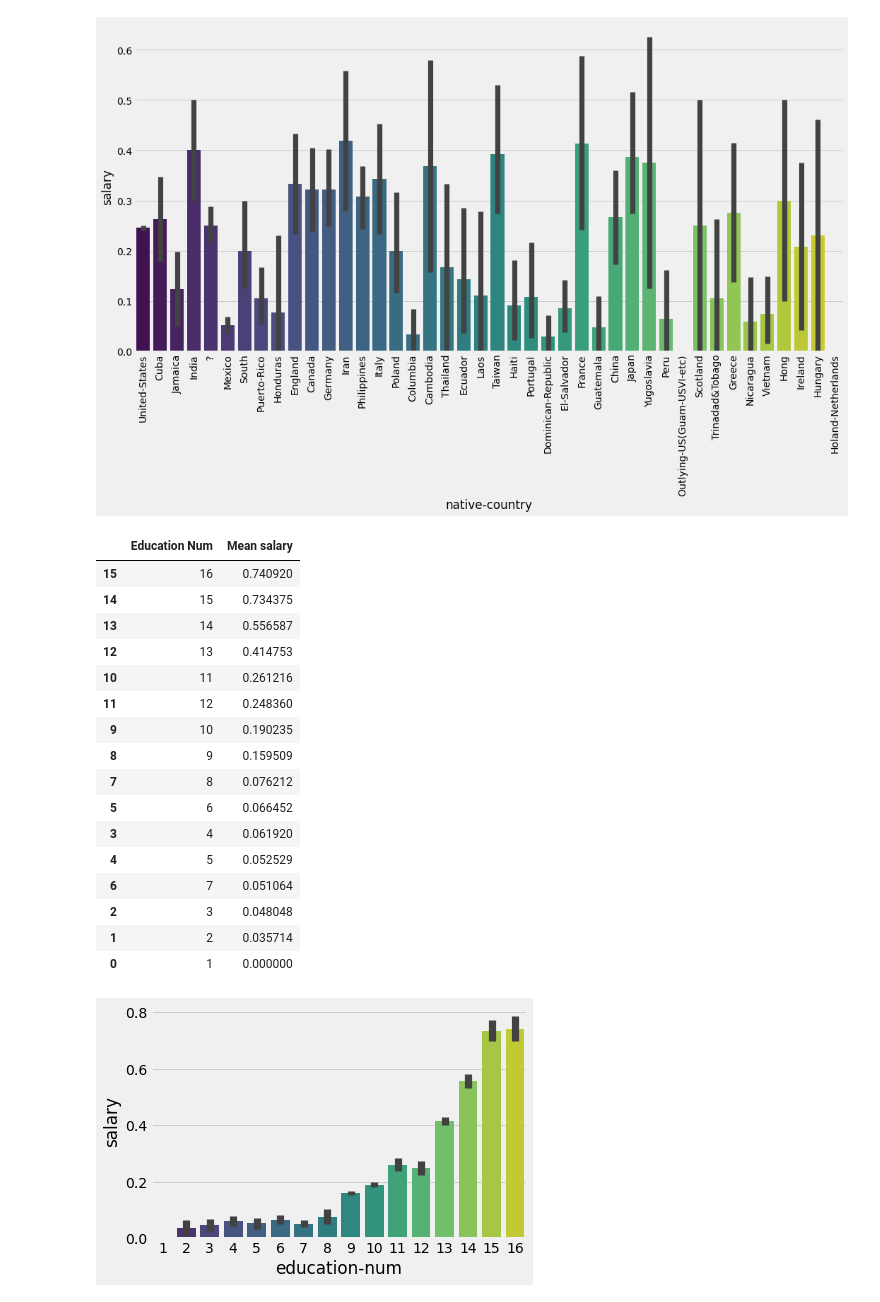
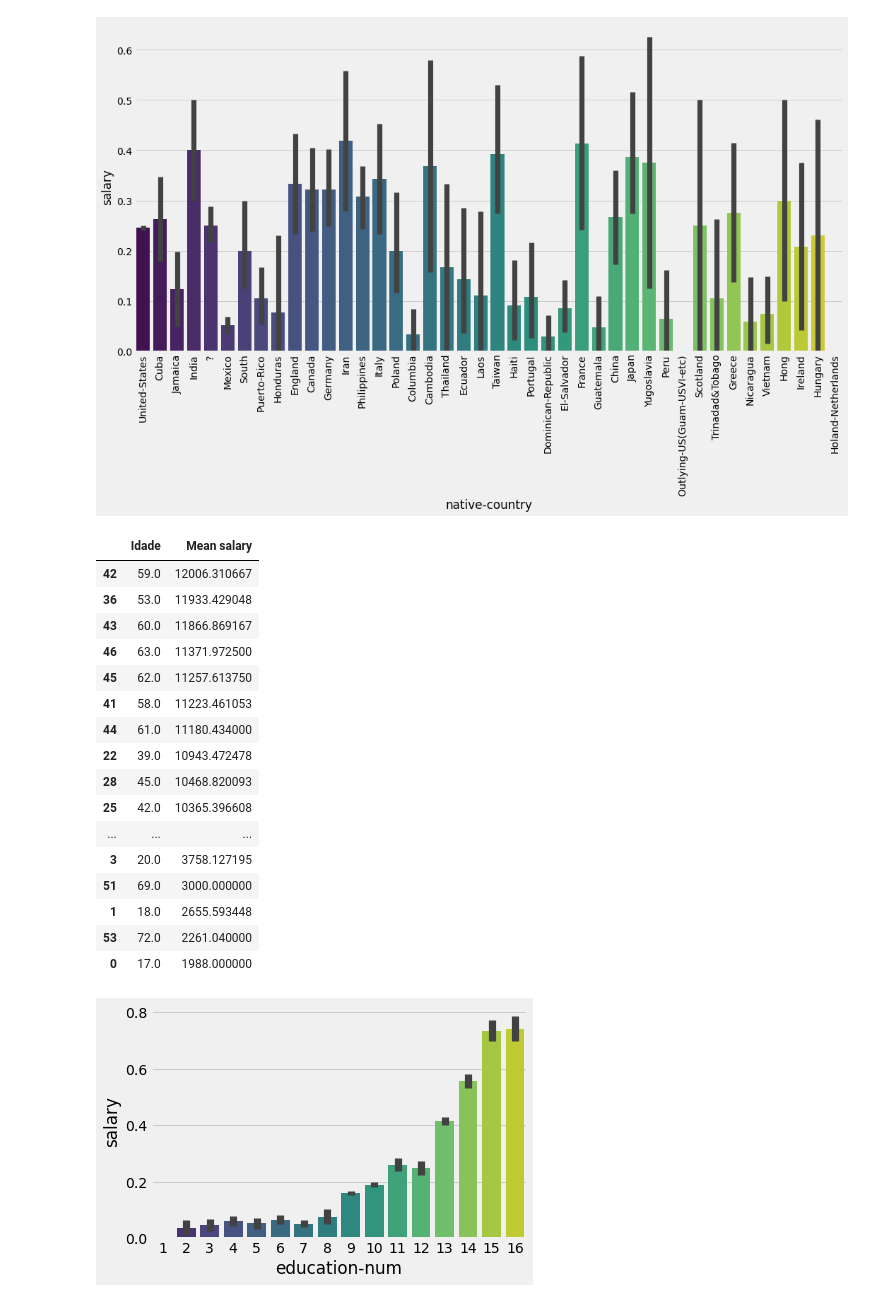
Before and after one commit to onemarcos/Tera---Salary-Prediction, a Jupyter notebook: Salary-Prediction.ipynb, the cells around one changed output. Cells and saved outputs as stored; diff of their text form; code cells hidden in the pictures.

```diff
--- a/Salary-Prediction.ipynb
+++ b/Salary-Prediction.ipynb
@@ -31,0 +49,4 @@ newdf.head()
+# %%
+# Filtros (uf = SP | município = São Paulo | CBO = 212 [Aréas relaciados a tecnologia])
+df = df[(df.uf == 35) & (df.município == 355030) & (df.cbo2002ocupação.isin([212205, 212210, 212215, 212305, 212310, 212315, 212320, 212405, 212410, 212415, 212420, 212425, 212430]))]
+df.head()
@@ -78 +105,5 @@ No missing values
+# %%
+df['salário'] = df['salário'].str.replace(',','.').astype(float)
+df['valorsaláriofixo'] = df['valorsaláriofixo'].str.replace(',','.').astype(float)
+df['horascontratuais'] = df['horascontratuais'].str.replace(',','.').astype(float)
 # %%
@@ -285,7 +421,0 @@ dtype: object
-# %%
-for col in df.loc[: , df.dtypes == np.object].columns:
-    df[col] = df[col].str.strip()
-# %%
-# Formatting the target column
-df['salary']= df['salary'].map({'<=50K': 0, '>50K': 1})
-df
@@ -340,25 +471,25 @@ sns.barplot(data=df, x="native-country", y="salary" , palette='viridis');
 # %% [output]
 [figure]
 # %%
-pd.DataFrame({'Education Num': df.groupby('education-num')['salary'].mean().index , 'Mean salary':  df.groupby('education-num')['salary'].mean().values}).sort_values(by='Mean salary'  , axis=0)[::-1]
+pd.DataFrame({'Idade': df.groupby('idade')['salário'].mean().index , 'Mean salary':  df.groupby('idade')['salário'].mean().values}).sort_values(by='Mean salary'  , axis=0)[::-1]
 # %% [output]
-|  | Education Num | Mean salary |
-| 15 | 16 | 0.740920 |
-| 14 | 15 | 0.734375 |
-| 13 | 14 | 0.556587 |
-| 12 | 13 | 0.414753 |
-| 10 | 11 | 0.261216 |
-| 11 | 12 | 0.248360 |
-| 9 | 10 | 0.190235 |
-| 8 | 9 | 0.159509 |
-| 7 | 8 | 0.076212 |
-| 5 | 6 | 0.066452 |
-| 3 | 4 | 0.061920 |
-| 4 | 5 | 0.052529 |
-| 6 | 7 | 0.051064 |
-| 2 | 3 | 0.048048 |
-| 1 | 2 | 0.035714 |
-| 0 | 1 | 0.000000 |
+|  | Idade | Mean salary |
+| 42 | 59.0 | 12006.310667 |
+| 36 | 53.0 | 11933.429048 |
+| 43 | 60.0 | 11866.869167 |
+| 46 | 63.0 | 11371.972500 |
+| 45 | 62.0 | 11257.613750 |
+| 41 | 58.0 | 11223.461053 |
+| 44 | 61.0 | 11180.434000 |
+| 22 | 39.0 | 10943.472478 |
+| 28 | 45.0 | 10468.820093 |
+| 25 | 42.0 | 10365.396608 |
+| ... | ... | ... |
+| 3 | 20.0 | 3758.127195 |
+| 51 | 69.0 | 3000.000000 |
+| 1 | 18.0 | 2655.593448 |
+| 53 | 72.0 | 2261.040000 |
+| 0 | 17.0 | 1988.000000 |
 # %%
 sns.barplot(data=df, x="education-num", y="salary" , palette='viridis');
 # %% [output]
```
Also changed, not shown: parts of 64 cells of this notebook.
